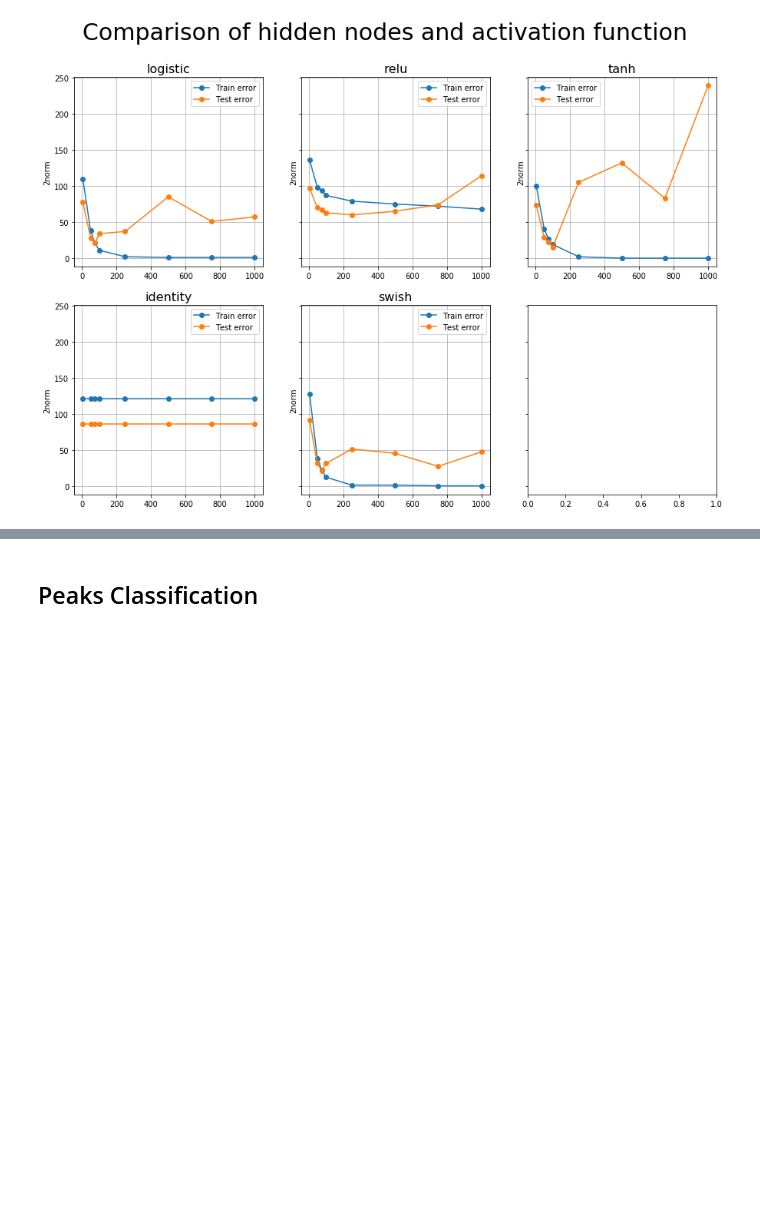
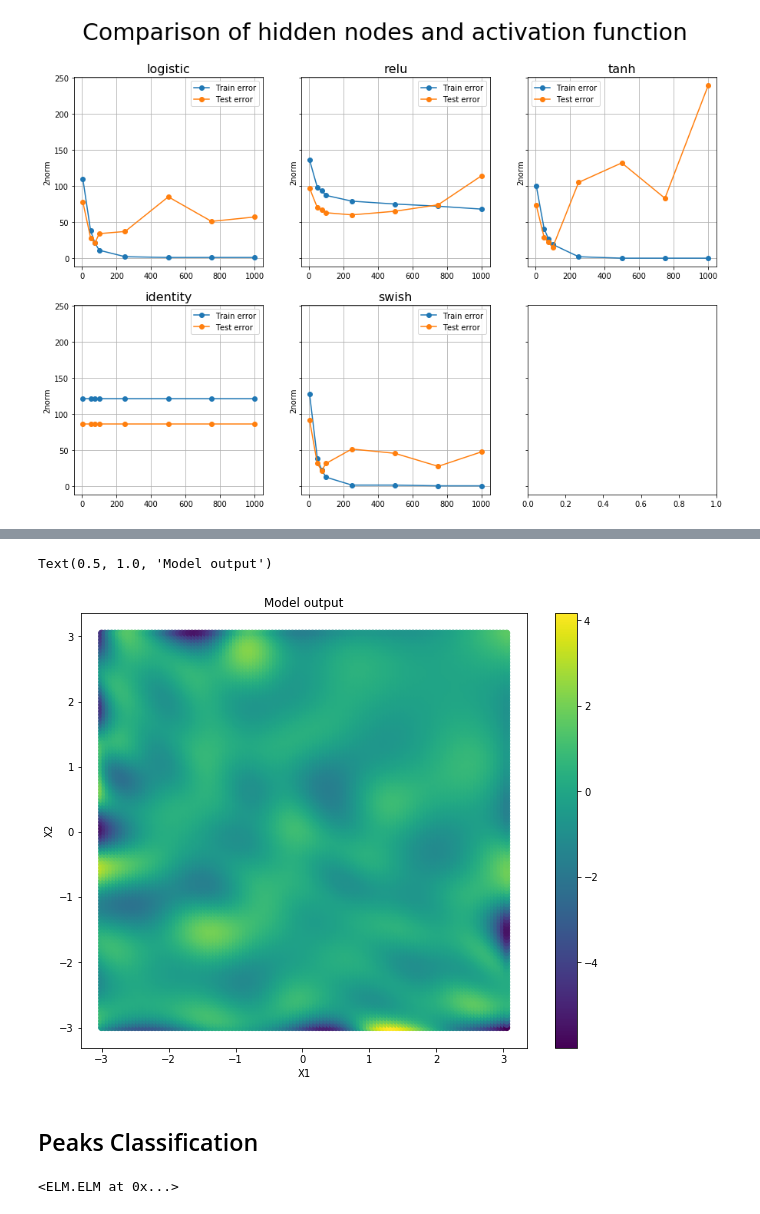
Before and after one commit to tXiao95/py_experiments, a Jupyter notebook: ExtremeLearningMachine.ipynb, the cells around one changed output, grey strips where cells are left out. Drawn from its saved outputs; the diff is of its cells as text; code cells hidden in the pictures; blank space fills up the shorter version.

Commit message:
classification

```diff
--- a/ExtremeLearningMachine.ipynb
+++ b/ExtremeLearningMachine.ipynb
@@ -83,2 +175,27 @@ for k in range(n):
+# %%
+plt.figure(figsize = (10,8))
+#plt.scatter(Ytrain[0], Ytrain[1], c = Ctrain[0])
+plt.scatter(Grid[0], Grid[1], c = output - preds[0])
+plt.xlabel("X1")
+plt.ylabel("X2")
+plt.colorbar()
+plt.title('Model output')
+# %% [output]
+Text(0.5, 1.0, 'Model output')
+[figure, added]
 # %% [markdown]
 ## Peaks Classification
+# %%
+data_dir = home_dir / "PeaksClassification.mat"
+results_class = pd.read_csv(home_dir / "ELMClass_results.csv")
+
+Y = scipy.io.loadmat(data_dir)
+Ytrain = Y['Ytrain']
+Ytest = Y['Ytest']
+Ctrain = Y['Ctrain']
+Ctest = Y['Ctest']
+
+model_reg = ELM.ELM()
+model_reg.fit(Ytrain=Ytrain, Ctrain=Ctrain, m=100, sigma=np.tanh, type="class")
+# %% [output]
+<ELM.ELM at 0x...>
```
Also changed, not shown: parts of 19 cells of this notebook.
